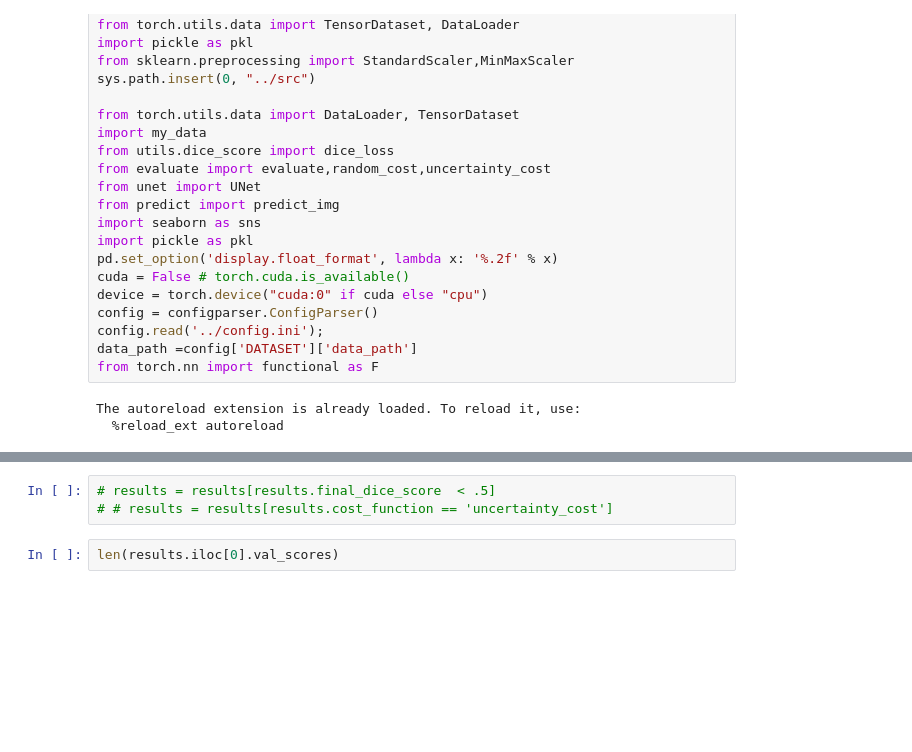
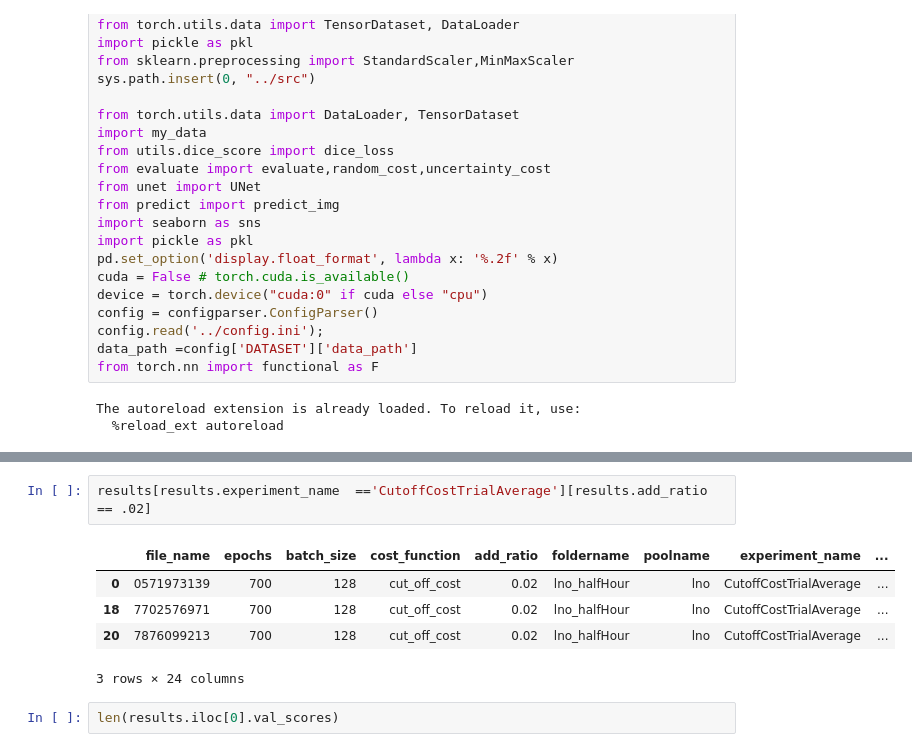
Before and after one commit to laura-rieger/segmenter, a Jupyter notebook: src/Results.ipynb, the cells around one changed output, grey strips where cells are left out. Drawn from its saved outputs; the diff is of its cells as text; blank space fills up the shorter version.

```diff
--- a/src/Results.ipynb
+++ b/src/Results.ipynb
@@ -69,6 +67,11 @@ results[['foldername',
 # %%
-# results = results[results.final_dice_score  < .5]
-# # results = results[results.cost_function == 'uncertainty_cost']
+results[results.experiment_name  =='CutoffCostTrialAverage'][results.add_ratio == .02]
+# %% [output]
+|  | file_name | epochs | batch_size | cost_function | add_ratio | foldername | poolname | experiment_name | ... |
+| 0 | 0571973139 | 700 | 128 | cut_off_cost | 0.02 | lno_halfHour | lno | CutoffCostTrialAverage | ... |
+| 18 | 7702576971 | 700 | 128 | cut_off_cost | 0.02 | lno_halfHour | lno | CutoffCostTrialAverage | ... |
+| 20 | 7876099213 | 700 | 128 | cut_off_cost | 0.02 | lno_halfHour | lno | CutoffCostTrialAverage | ... |
+3 rows × 24 columns
 # %%
 len(results.iloc[0].val_scores)
 # %% [output]
```
Also changed, not shown: parts of 1 cell of this notebook, 4 other files.
